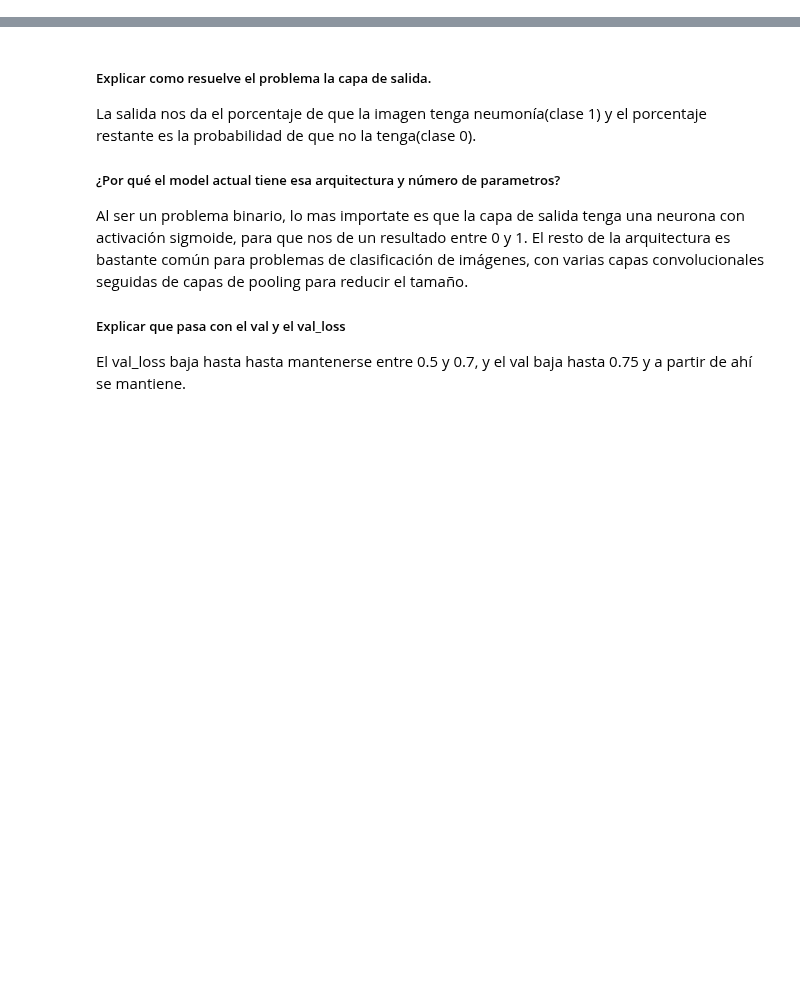
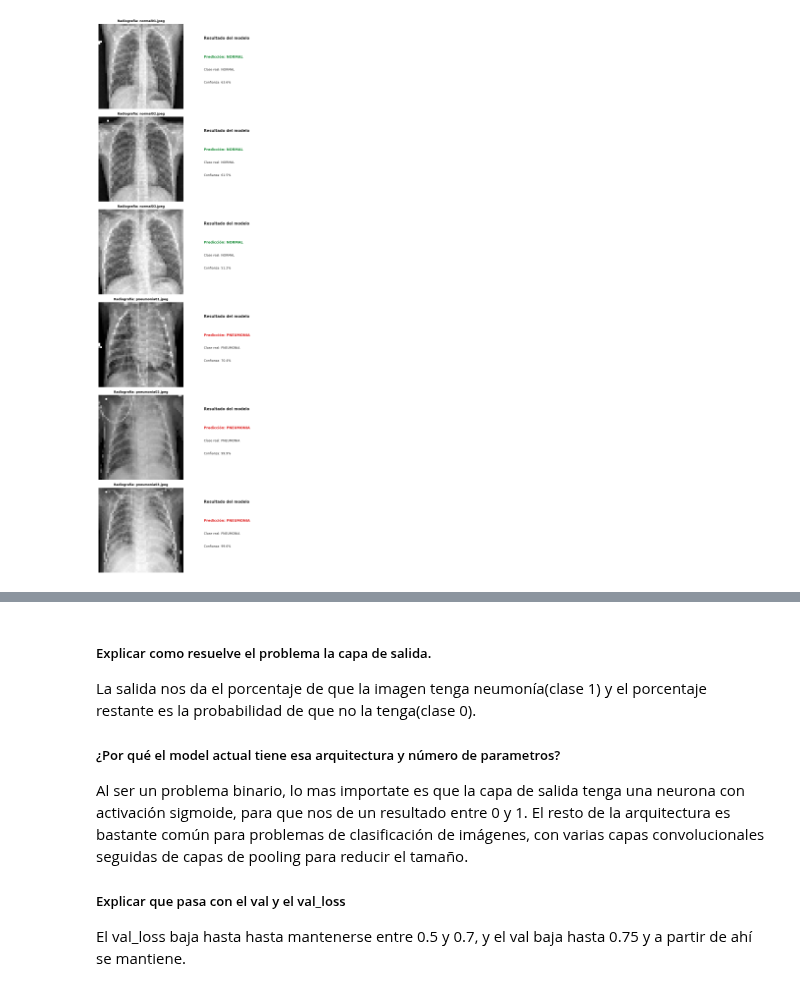
Before and after one commit to JavierPeraltaAzagra/Big-Data-e-IA, a Jupyter notebook: Programacion de IA/Deep Learning/Proyecto final/Pneumonia_detector_IA.ipynb, the cells around one changed output, grey strips where cells are left out. Cells and saved outputs as stored; diff of their text form; code cells hidden in the pictures; blank space fills up the shorter version.

```diff
--- a/Programacion de IA/Deep Learning/Proyecto final/Pneumonia_detector_IA.ipynb
+++ b/Programacion de IA/Deep Learning/Proyecto final/Pneumonia_detector_IA.ipynb
@@ -237,0 +188,74 @@ plt.show()
+# %%
+def load_image(image_path, target_size=(50, 50)):
+    file_content = tf.io.read_file(str(image_path))
+    image = tf.image.decode_jpeg(file_content, channels=1)
+    image = tf.image.resize(image, target_size)
+    image = tf.cast(image, tf.float32) / 255.0
+    return image
+
+
+# Cargar el modelo entrenado
+model = tf.keras.models.load_model("checkpoint.model.keras")
+
+# Buscar todos los archivos de prueba
+test_folder = Path("./imagenes/imagenes_testing")
+test_images = list(test_folder.rglob("*.jpeg"))
+
+# Diccionario de clases
+class_names = {
+    0: "NORMAL",
+    1: "PNEUMONIA"
+}
+
+# Crear figura para mostrar imagen + resultado
+fig, axes = plt.subplots(len(test_images), 2, figsize=(10, 3.8 * len(test_images)))
+axes = np.atleast_2d(axes)
+fig.patch.set_facecolor("white")
+
+# Predecir una por una y mostrar resultados
+for row, image_path in enumerate(test_images):
+    image = load_image(image_path)
+
+    score = float(model.predict(tf.expand_dims(image, axis=0), verbose=0)[0][0])
+    predicted_class = int(score >= 0.5)
+
+    real_class = image_path.parent.name.upper()
+
+    # Calcular confianza
+    if predicted_class == 1:
+        confidence = score
+    else:
+        confidence = 1.0 - score
+
+    # Convertir a porcentaje
+    confidence_pct = confidence * 100.0
+
+    if predicted_class == 0:
+        pred_color = "#1b8f3a"
+    else:
+        pred_color = "#e02020"
+
+    # Columna izquierda: radiografía
+    axes[row, 0].imshow(tf.squeeze(image), cmap="gray")
+    axes[row, 0].set_title(f"Radiografía: {image_path.name}", fontsize=9, fontweight="bold", pad=6)
+    axes[row, 0].axis("off")
+
+    # Columna derecha: resultado
+    axes[row, 1].set_facecolor("#e6e6e6")
+    axes[row, 1].axis("off")
+    axes[row, 1].text(0.08, 0.82, "Resultado del modelo", fontsize=11, fontweight="bold", color="#202020")
+    axes[row, 1].text(
+        0.08,
+        0.60,
+        f"Predicción: {class_names[predicted_class]}",
+        fontsize=10,
+        fontweight="bold",
+        color=pred_color,
+    )
+    axes[row, 1].text(0.08, 0.45, f"Clase real: {real_class}", fontsize=9, color="#202020")
+    axes[row, 1].text(0.08, 0.30, f"Confianza: {confidence_pct:.1f}%", fontsize=9, color="#202020")
+
+plt.tight_layout(pad=1.0)
+plt.show()
+# %% [output]
+[figure, added]
```
Also changed, not shown: parts of 6 cells of this notebook, 16 other files.
